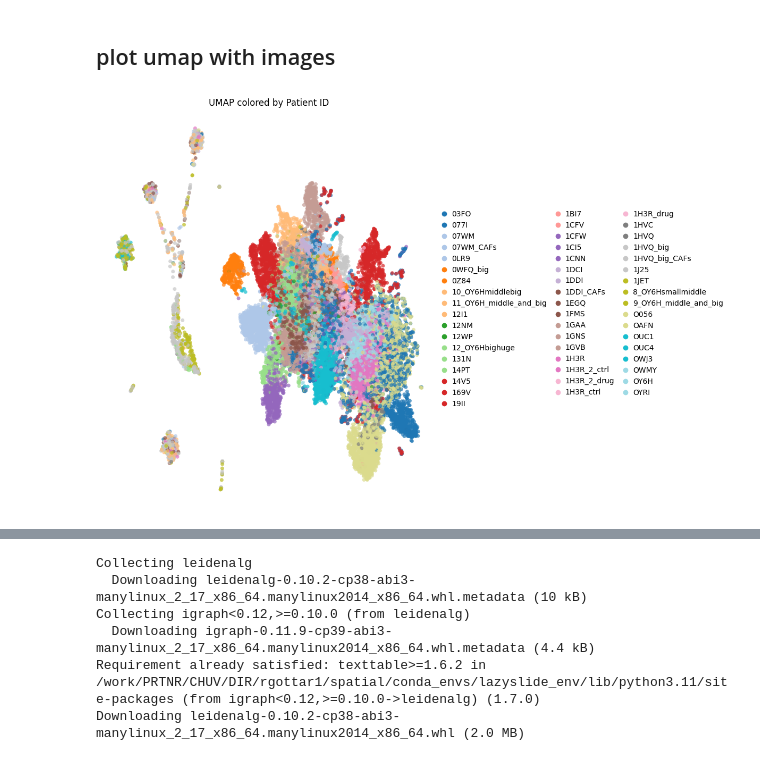
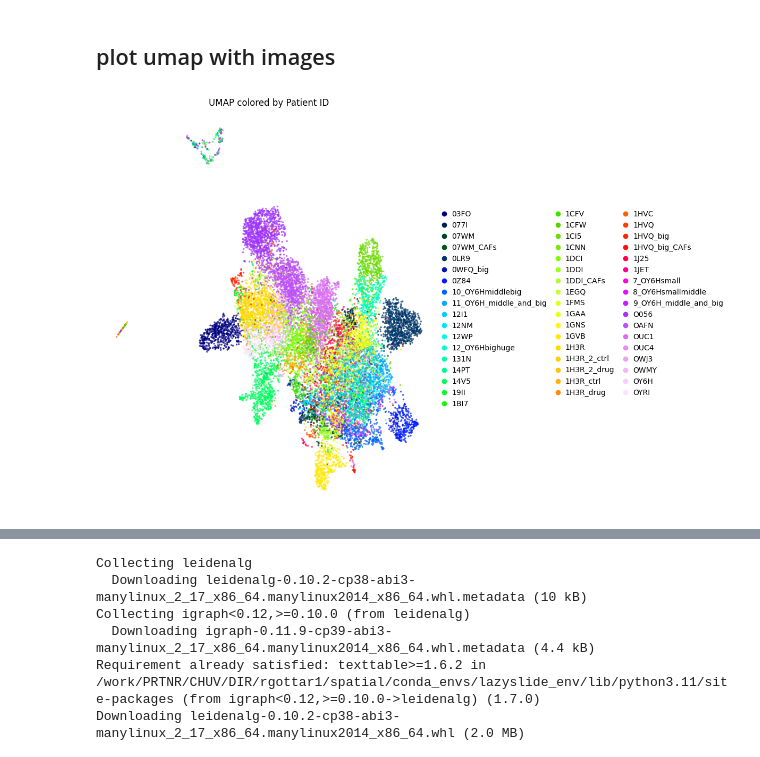
Before and after one commit to bdsc-tds/Norkin2026, a Jupyter notebook: workflow/analysis/xenium/morphology_notebooks/1-embedding_analysis.ipynb, the cells around one changed output, grey strips where cells are left out. Cells and saved outputs as stored; diff of their text form; code cells hidden in the pictures.

```diff
--- a/workflow/analysis/xenium/morphology_notebooks/1-embedding_analysis.ipynb
+++ b/workflow/analysis/xenium/morphology_notebooks/1-embedding_analysis.ipynb
@@ -83,6 +83,10 @@ joblib.dump(merged_adata, "merged_adata.joblib")
 joblib.dump(sdatas_dict, "sdatas_dict.joblib")
 # %% [output]
 ['sdatas_dict.joblib']
+# %%
+import joblib
+merged_adata = joblib.load("merged_adata.joblib")
+sdatas_dict = joblib.load("sdatas_dict.joblib")
 # %% [markdown]
 ## Add in information for cells per tile
 # %%
@@ -155,4 +159,4 @@ def create_subsampled_adata(merged_adata, num_samples=5000, stratified=True):
     print(f"Subsampled adata_subsampled shape: {adata_subsampled.shape}")
     return adata_subsampled
 
-adata_subsampled = merged_adata
+adata_subsampled = merged_adata[merged_adata.obs['background_fraction'] < 0.4]
@@ -207,36 +217,43 @@ sc.pp.neighbors(adata_subsampled, use_rep='X')
 sc.tl.umap(adata_subsampled)
 
 # Create the plot with clean side legend
 fig, ax = plt.subplots(1, 1, figsize=(12, 8))
 
 # FIRST: Get the actual unique patient IDs present in the subsampled data
 unique_patients_in_plot = adata_subsampled.obs['patient_id'].unique()
 
+# Create a continuous colormap for many categories
+cmap = plt.cm.gist_ncar  # or plt.cm.gist_rainbow, plt.cm.turbo
+n_categories = len(unique_patients_in_plot)
+
+# Create a list of colors from the colormap
+colors = [cmap(i/n_categories) for i in range(n_categories)]
+
 # Plot UMAP without legend on the left
 sc.pl.umap(
     adata_subsampled,
     color='patient_id',
     # legend_loc="right",  # No built-in legend
-    palette='tab20',
-    size=100,
+    palette=colors,
+    size=25,
     alpha=0.7,
     frameon=False,
     show=False,
     ax=ax,
     title='UMAP colored by Patient ID'
 )
 
 # SECOND: Use the same patient IDs that are actually in the plot
 # Get the color mapping used by scanpy
 color_map = dict(zip(unique_patients_in_plot, sc.pl.palettes.default_20[:len(unique_patients_in_plot)]))
 
 # Calculate counts for each patient in the SUBSAMPLED data
 patient_counts = adata_subsampled.obs['patient_id'].value_counts()
 
 plt.tight_layout()
 plt.show()
 # %% [output]
-[figure, old version]
+[figure, new version]
 # %%
 import pandas as pd
 import matplotlib.pyplot as plt
```
Also changed, not shown: parts of 3 cells of this notebook, 4 other files.
